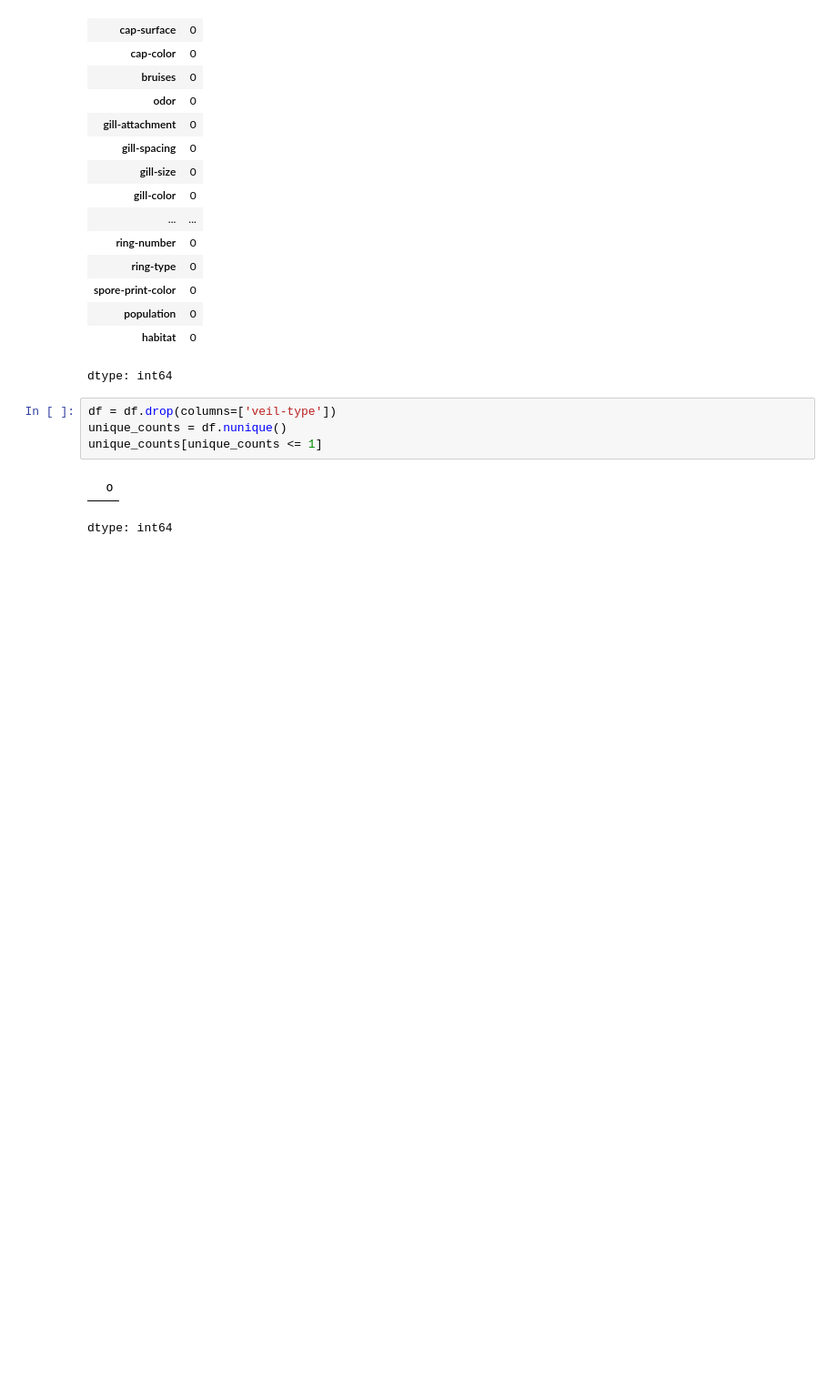
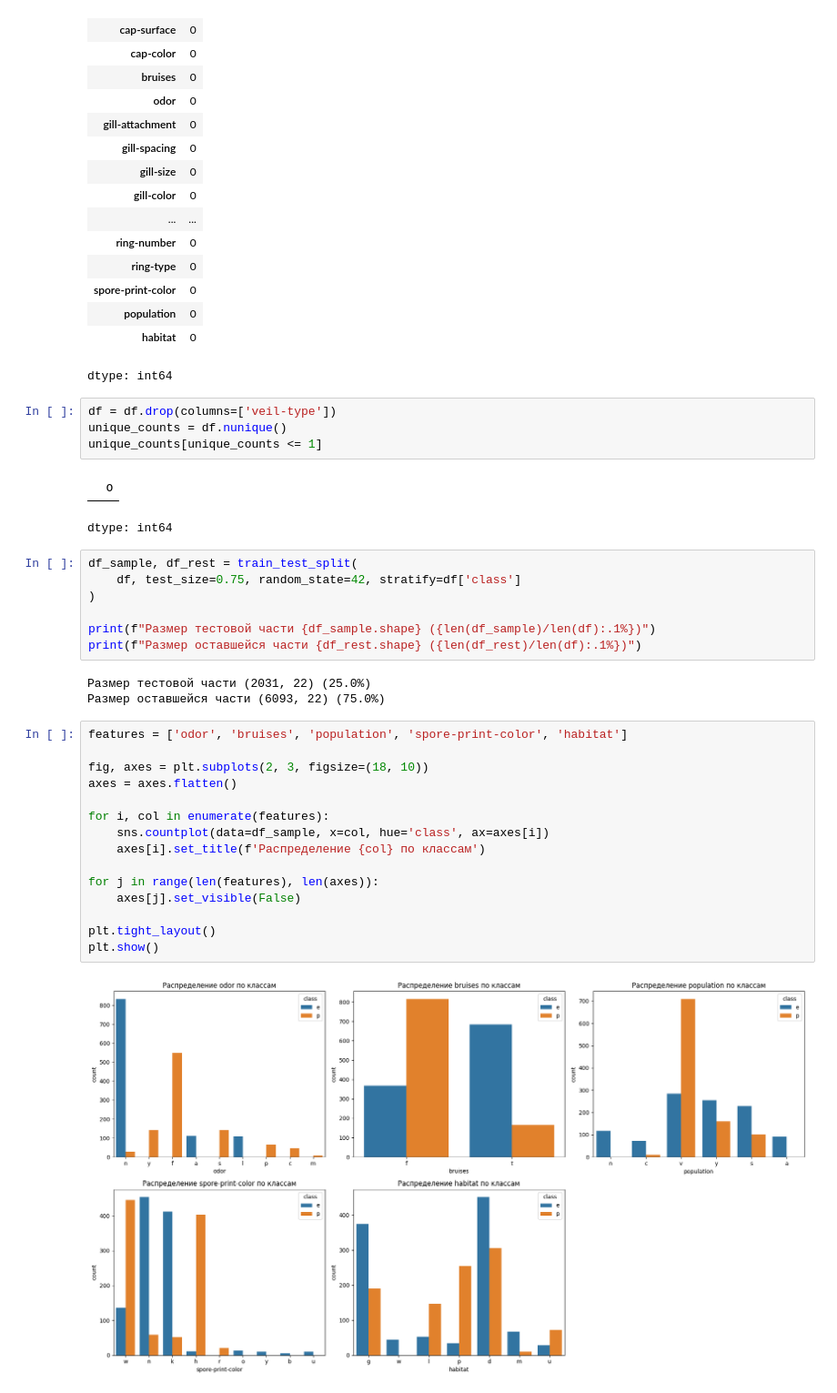
Before and after one commit to dpfedo/IDP_5, a Jupyter notebook: mushrooms_classification.ipynb, the cells around one changed output. Shown at 91% size. Cells and saved outputs as stored; diff of their text form; blank space fills up the shorter version.

```diff
--- a/mushrooms_classification.ipynb
+++ b/mushrooms_classification.ipynb
@@ -358,3 +359,30 @@ unique_counts[unique_counts <= 1]
 # %% [output]
 |  | 0 |
 dtype: int64
+# %%
+df_sample, df_rest = train_test_split(
+    df, test_size=0.75, random_state=42, stratify=df['class']
+)
+
+print(f"Размер тестовой части {df_sample.shape} ({len(df_sample)/len(df):.1%})")
+print(f"Размер оставшейся части {df_rest.shape} ({len(df_rest)/len(df):.1%})")
+# %% [output]
+Размер тестовой части (2031, 22) (25.0%)
+Размер оставшейся части (6093, 22) (75.0%)
+# %%
+features = ['odor', 'bruises', 'population', 'spore-print-color', 'habitat']
+
+fig, axes = plt.subplots(2, 3, figsize=(18, 10))
+axes = axes.flatten()
+
+for i, col in enumerate(features):
+    sns.countplot(data=df_sample, x=col, hue='class', ax=axes[i])
+    axes[i].set_title(f'Распределение {col} по классам')
+
+for j in range(len(features), len(axes)):
+    axes[j].set_visible(False)
+
+plt.tight_layout()
+plt.show()
+# %% [output]
+[figure, added]
```
Also changed, not shown: parts of 7 cells of this notebook.
